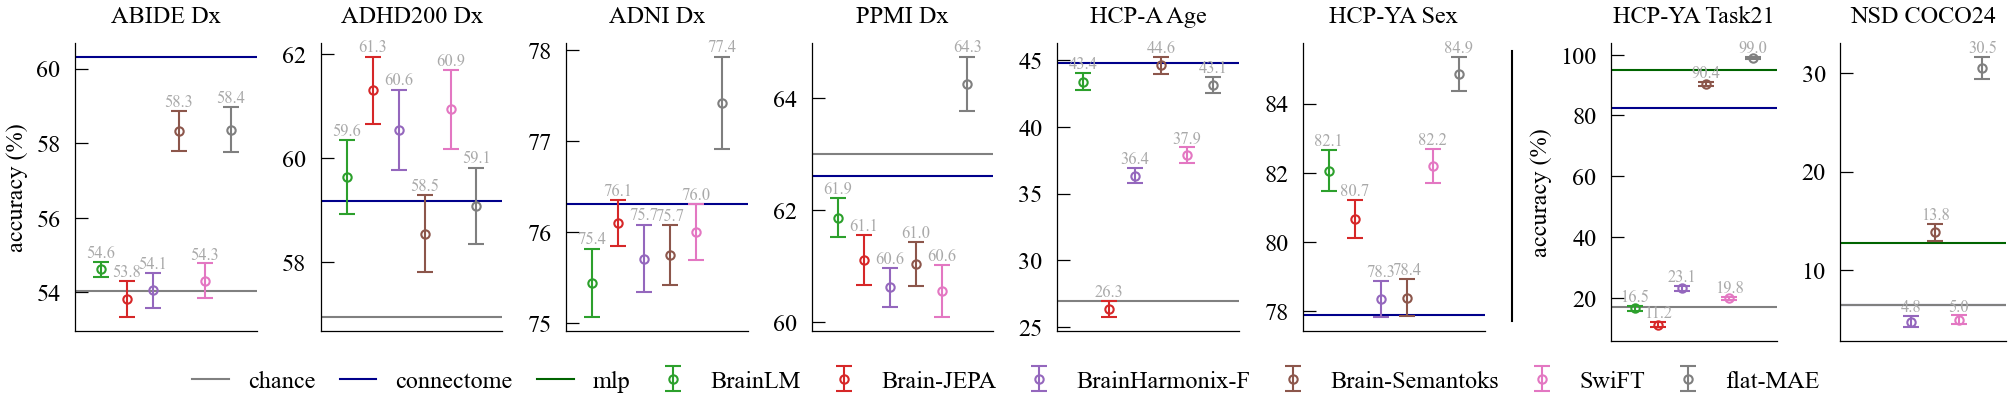
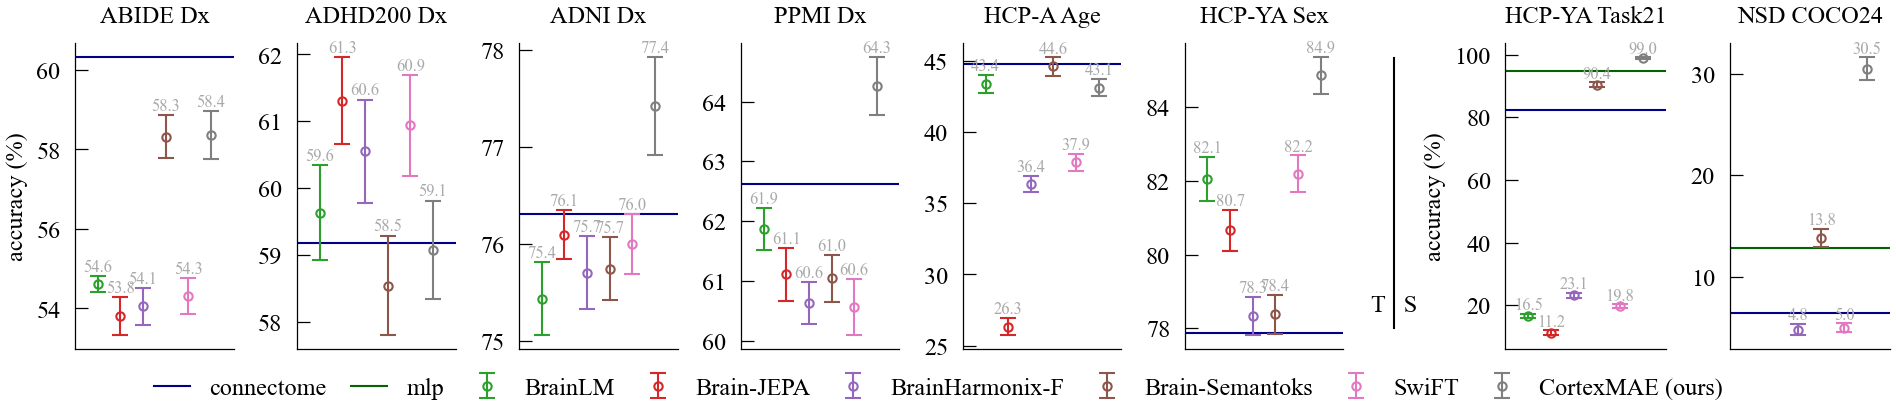
Unified diff of the notebook cell whose output changed from the first chart to the second:
--- before
+++ after
@@ -22,20 +22,22 @@
 state_datasets = ["hcpya_task21", "nsd_cococlip"]
 
-fig = plt.figure(figsize=(2 * PLOTW + 0.25, 1.2), layout="constrained")
-subfigs = fig.subfigures(1, 2, wspace=0.02, width_ratios=[len(trait_datasets), len(state_datasets)])
+fig = plt.figure(figsize=(2 * PLOTW + 0.25, 1.2))
+subfigs = fig.subfigures(1, 2, wspace=0.0, width_ratios=[len(trait_datasets), len(state_datasets)])
 
-axs_l = subfigs[0].subplots(1, len(trait_datasets))
+axs_t = subfigs[0].subplots(1, len(trait_datasets))
 
 n_trials = 100
+
+show_chance = False
 
 # Store handles for legend
 handles = {}
 
-for ii, (ax, ds) in enumerate(zip(axs_l, trait_datasets)):
+for ii, (ax, ds) in enumerate(zip(axs_t, trait_datasets)):
     plt.sca(ax)
     handles["connectome"] = plt.axhline(
         100 * summary.loc["connectome_schaefer400", ("mean", ds)], color="darkblue", lw=0.5
     )
-    if ds not in {"hcpya_rest1lr_gender", "adni_ad_vs_cn"}:
+    if show_chance and ds not in {"hcpya_rest1lr_gender"}:
         handles["chance"] = plt.axhline(100 * chance_accs[ds], color="gray", lw=0.5)
 
@@ -86,9 +88,7 @@
     ax.set_xlim(-1, len(models))
 
-# subfigs[0].suptitle("Trait prediction (logistic probe)", fontsize="medium")
+axs_s = subfigs[1].subplots(1, len(state_datasets))
 
-axs_r = subfigs[1].subplots(1, len(state_datasets))
-
-for ii, (ax, ds) in enumerate(zip(axs_r, state_datasets)):
+for ii, (ax, ds) in enumerate(zip(axs_s, state_datasets)):
     plt.sca(ax)
     handles["connectome"] = plt.axhline(
@@ -102,5 +102,6 @@
         lw=0.5,
     )
-    handles["chance"] = plt.axhline(100 * chance_accs[ds], color="gray", lw=0.5)
+    if show_chance:
+        handles["chance"] = plt.axhline(100 * chance_accs[ds], color="gray", lw=0.5)
 
     for jj, model in enumerate(models):
@@ -150,11 +151,18 @@
     ax.set_xlim(-1, len(models))
 
-x = 0.75
+subfigs[0].subplots_adjust(wspace=0.4, bottom=0.03, right=0.96)
+subfigs[1].subplots_adjust(wspace=0.4, bottom=0.03, left=0.2)
+
+x = 0.745
 ymin, ymax = 0.09, 0.84
 line = plt.Line2D((x, x), (ymin, ymax), color="k", linewidth=0.5)
+label = plt.Text(x, 0.12, "T   S", fontsize="small", ha="center", va="bottom")
 fig.add_artist(line)
+fig.add_artist(label)
 
-labels = ["chance", "connectome", "mlp"] + [MODEL_NAMES[model] for model in models]
+labels = ["connectome", "mlp"] + [MODEL_NAMES[model] for model in models]
+if show_chance:
+    labels = ["chance"] + labels
 handles = [handles[label] for label in labels]
-fig.legend(handles, labels, loc="upper center", bbox_to_anchor=(0.5, 0.0), ncol=len(models) + 3)
+fig.legend(handles, labels, loc="upper center", bbox_to_anchor=(0.52, 0.0), ncol=len(models) + 3)
 fig.savefig("trait_state_probe.pdf")

Commit: update notebooks